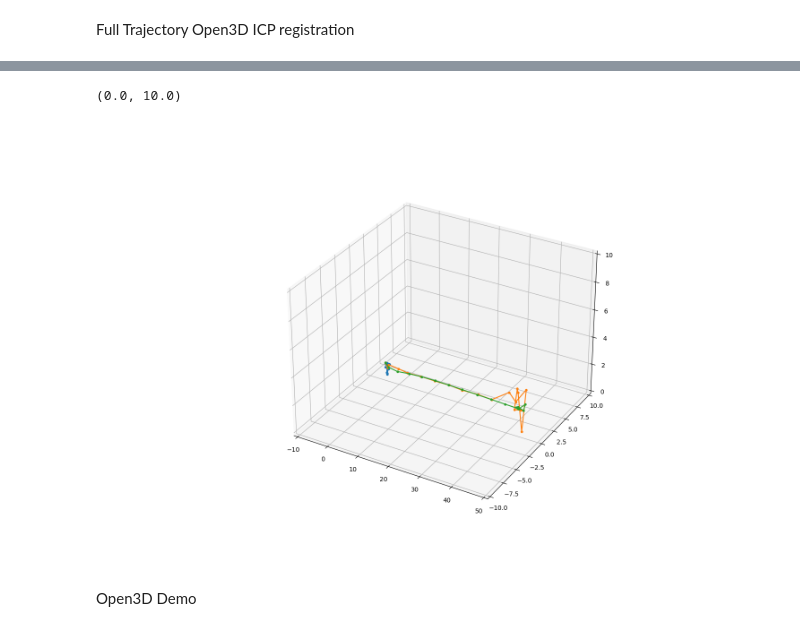
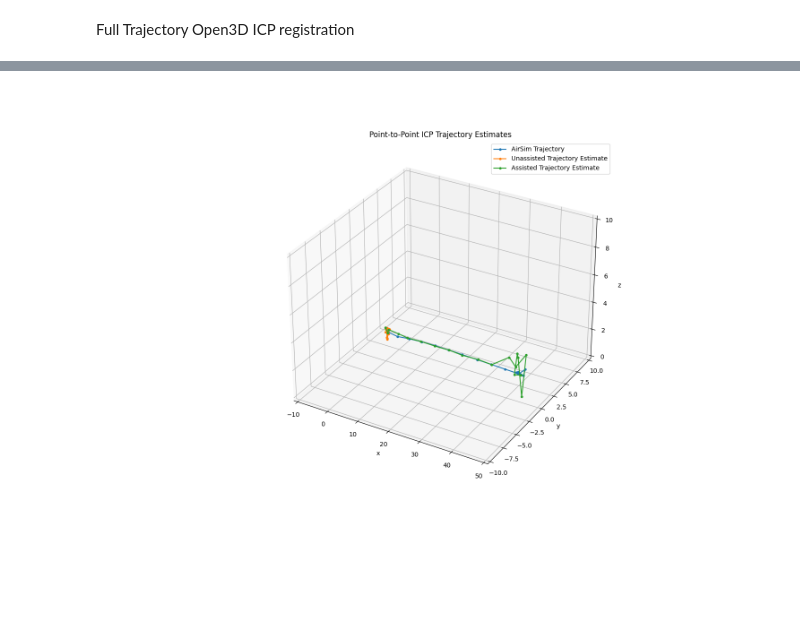
Before and after one commit to Stanford-NavLab/planeslam, a Jupyter notebook: notebooks/registration/point_icp.ipynb, the cells around one changed output, grey strips where cells are left out. Saved outputs shown, nothing was run; the diff lists cells and outputs as text; code cells hidden in the pictures; blank space fills up the shorter version.

```diff
--- a/notebooks/registration/point_icp.ipynb
+++ b/notebooks/registration/point_icp.ipynb
@@ -137,35 +137,38 @@ Average Evaluation Time = 0.066sec
 # %%
 # reconstructing the trajectory from only the starting point
 traj = [np.append(drone_positions[0], 1)]
 abs_traj_transformations = [traj_transformation[0]]
 for i in range(len(traj_transformation)):
     if i != 0:
         abs_traj_transformations.append(traj_transformation[i] @ abs_traj_transformations[-1])
     traj.append(traj_transformation[i] @ traj[-1])
 traj = np.array(traj)[:,:3]
 
 # Save the trajectory transformations
 np.save("p2p_abs_traj_transformations", np.array(abs_traj_transformations))
 
 # reconstructing the trajectory from applying the transformation to the previous point of the ground truth trajectory
 drone_positions_4 = np.hstack((drone_positions, np.ones((len(drone_positions),1))))
 traj2 = [drone_positions_4[0]]
 for i in range(len(traj_transformation)):
     traj2.append(traj_transformation[i] @ drone_positions_4[i])
 traj2 = np.array(traj2)[:,:3]
 
 # Plot the points
 fig = plt.figure(figsize=(15,10))
 ax = fig.add_subplot(1, 1, 1, projection='3d')
 
+ax.plot3D(drone_positions[:,0], drone_positions[:,1], -drone_positions[:,2], marker='.')
 ax.plot3D(traj[:,0], traj[:,1], -traj[:,2], marker='.')
 ax.plot3D(traj2[:,0], traj2[:,1], -traj2[:,2], marker='.')
-ax.plot3D(drone_positions[:,0], drone_positions[:,1], -drone_positions[:,2], marker='.')
 ax.axes.set_xlim3d(left=-10, right=50)
 ax.axes.set_ylim3d(bottom=-10, top=10)
 ax.axes.set_zlim3d(bottom=0, top=10)
+ax.axes.set_xlabel('x')
+ax.axes.set_ylabel('y')
+ax.axes.set_zlabel('z')
+ax.legend(['AirSim Trajectory', 'Unassisted Trajectory Estimate', 'Assisted Trajectory Estimate'])
+plt.title('Point-to-Point ICP Trajectory Estimates')
+plt.savefig('p2p_traj_plot')
 # %% [output]
-(0.0, 10.0)
-[figure, old version]
+[figure, new version]
-# %% [markdown]
-Open3D Demo
```
Also changed, not shown: parts of 4 cells of this notebook, 7 other files.
